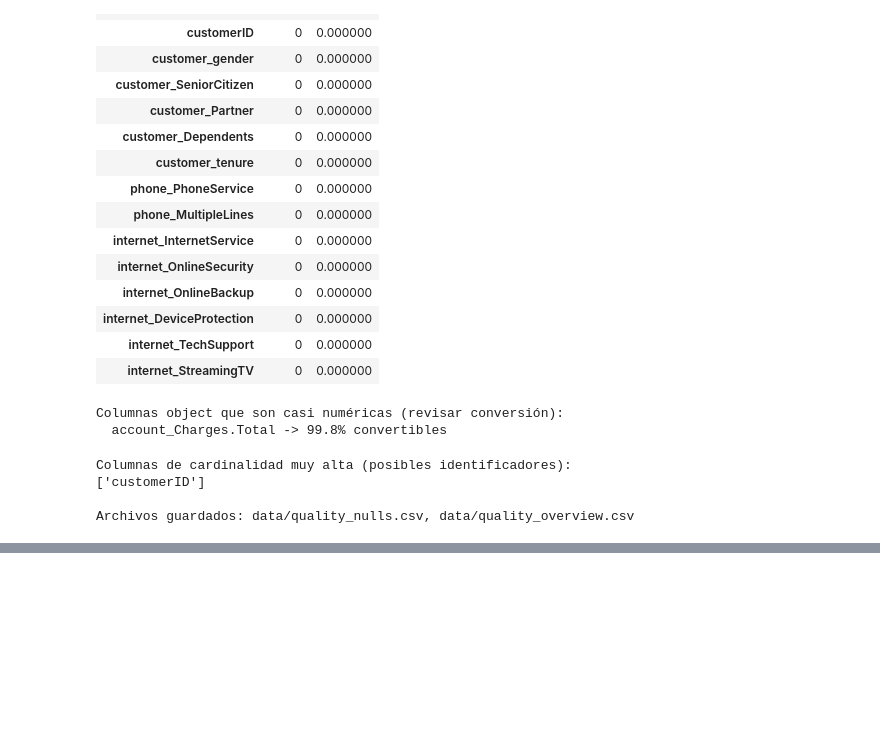
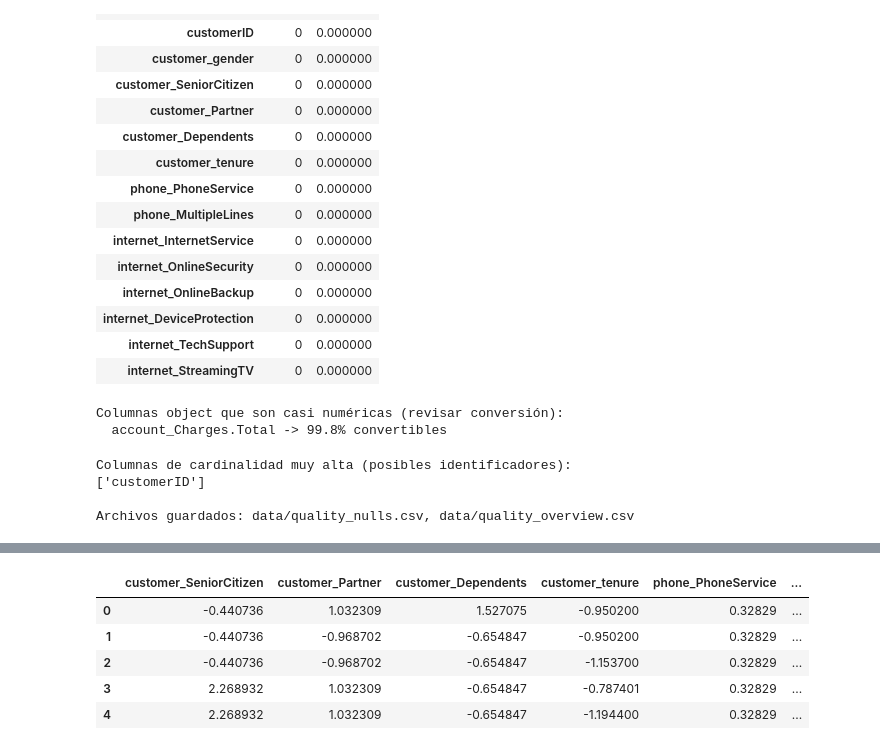
Before and after one commit to Andre-11c/Telecom-X-Analisis-de-Evasion-de-Clientes, a Jupyter notebook: TelecomX_LATAM.ipynb, the cells around one changed output, grey strips where cells are left out. Drawn from its saved outputs; the diff is of its cells as text; code cells hidden in the pictures; blank space fills up the shorter version.

```diff
--- a/TelecomX_LATAM.ipynb
+++ b/TelecomX_LATAM.ipynb
@@ -602,0 +783,81 @@ print('Archivo guardado: data/relevance_simple.csv')
+# %%
+# === 2.5 (Opcional ampliado) Traducción / Renombrado + Dataset listo para modelado ===
+import pandas as pd
+from pathlib import Path
+
+if 'df_model' not in globals():
+    raise RuntimeError('Necesitas ejecutar las celdas de limpieza previamente.')
+
+opt_df = df_model.copy()
+
+# Traducciones / renombres sugeridos si las columnas existen
+rename_map = {
+    'tenure': 'antiguedad_meses',
+    'MonthlyCharges': 'cargo_mensual',
+    'TotalCharges': 'cargos_totales',
+    'Cuentas_Diarias': 'cuentas_diarias'
+}
+actual_map = {k:v for k,v in rename_map.items() if k in opt_df.columns and v not in opt_df.columns}
+if actual_map:
+    opt_df = opt_df.rename(columns=actual_map)
+    print('Columnas renombradas:', actual_map)
+else:
+    print('No se encontraron columnas para renombrar según el mapa predefinido.')
+
+# Separar target (detectar nuevamente por prudencia)
+churn_cols = [c for c in opt_df.columns if 'churn' in c.lower()]
+if not churn_cols:
+    raise RuntimeError('No se halló columna churn para preparar dataset model.')
+TARGET = churn_cols[-1]
+
+# Identificar tipos
+num_cols_all = [c for c in opt_df.columns if pd.api.types.is_numeric_dtype(opt_df[c]) and c != TARGET]
+cat_cols_all = [c for c in opt_df.columns if c not in num_cols_all and c != TARGET]
+
+# Relleno simple
+model_df = opt_df.copy()
+for c in num_cols_all:
+    model_df[c] = pd.to_numeric(model_df[c], errors='coerce')
+    model_df[c] = model_df[c].fillna(model_df[c].median())
+for c in cat_cols_all:
+    model_df[c] = model_df[c].astype(str).fillna('NA')
+
+# Codificación one-hot (evitar expansión explosiva limitando cardinalidad)
+low_card_cats = [c for c in cat_cols_all if model_df[c].nunique() <= 40]
+high_card_cats = [c for c in cat_cols_all if model_df[c].nunique() > 40]
+encoded_df = pd.get_dummies(model_df[low_card_cats], prefix=low_card_cats, drop_first=True)
+
+# Concatenar numéricas + encoded + target
+final_model_df = pd.concat([model_df[num_cols_all], encoded_df, model_df[[TARGET]]], axis=1)
+print(f'Dataset model (sin escalado) shape: {final_model_df.shape}')
+
+# Escalado estándar de numéricas
+try:
+    from sklearn.preprocessing import StandardScaler
+    scaler = StandardScaler()
+    final_model_df[num_cols_all] = scaler.fit_transform(final_model_df[num_cols_all])
+    scaled_applied = True
+except Exception as e:
+    print('No se pudo aplicar escalado (instala scikit-learn si lo necesitas):', e)
+    scaled_applied = False
+
+MODEL_READY_FILE = Path('data') / 'TelecomX_model_ready.parquet'
+final_model_df.to_parquet(MODEL_READY_FILE, index=False)
+print('Archivo de modelado guardado en', MODEL_READY_FILE)
+
+# Guardar metadata de preparación
+meta = {
+    'target': TARGET,
+    'num_cols': num_cols_all,
+    'encoded_low_card_cats': low_card_cats,
+    'ignored_high_card_cats': high_card_cats,
+    'scaled_num': scaled_applied
+}
+import json
+with open('data/model_prep_metadata.json','w', encoding='utf-8') as f:
+    json.dump(meta, f, ensure_ascii=False, indent=2)
+print('Metadata guardada en data/model_prep_metadata.json')
+
+# Vista rápida
+display(final_model_df.head())
+# %% [output]
@@ -602,0 +870,6 @@ print('Archivo guardado: data/relevance_simple.csv')
+|  | customer_SeniorCitizen | customer_Partner | customer_Dependents | customer_tenure | phone_PhoneService | ... |
+| 0 | -0.440736 | 1.032309 | 1.527075 | -0.950200 | 0.32829 | ... |
+| 1 | -0.440736 | -0.968702 | -0.654847 | -0.950200 | 0.32829 | ... |
+| 2 | -0.440736 | -0.968702 | -0.654847 | -1.153700 | 0.32829 | ... |
+| 3 | 2.268932 | 1.032309 | -0.654847 | -0.787401 | 0.32829 | ... |
+| 4 | 2.268932 | 1.032309 | -0.654847 | -1.194400 | 0.32829 | ... |
```
Also changed, not shown: parts of 19 cells of this notebook, 10 other files.
